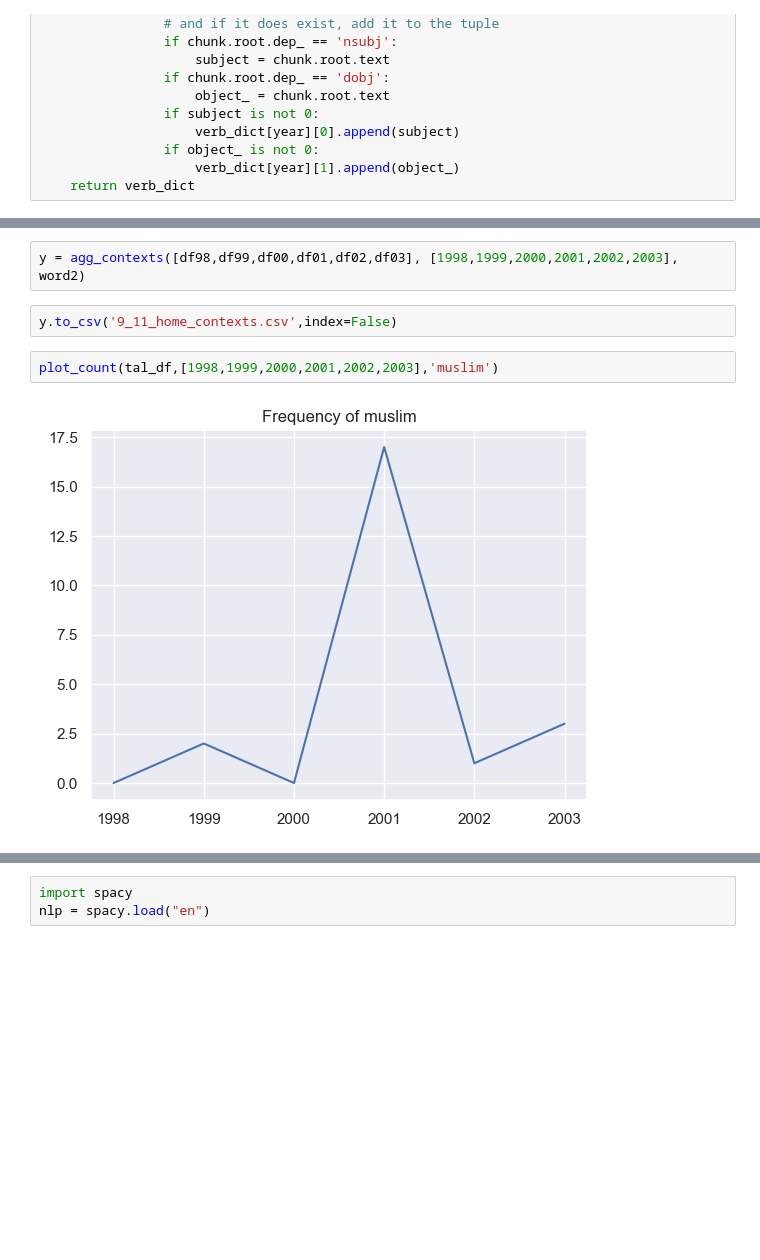
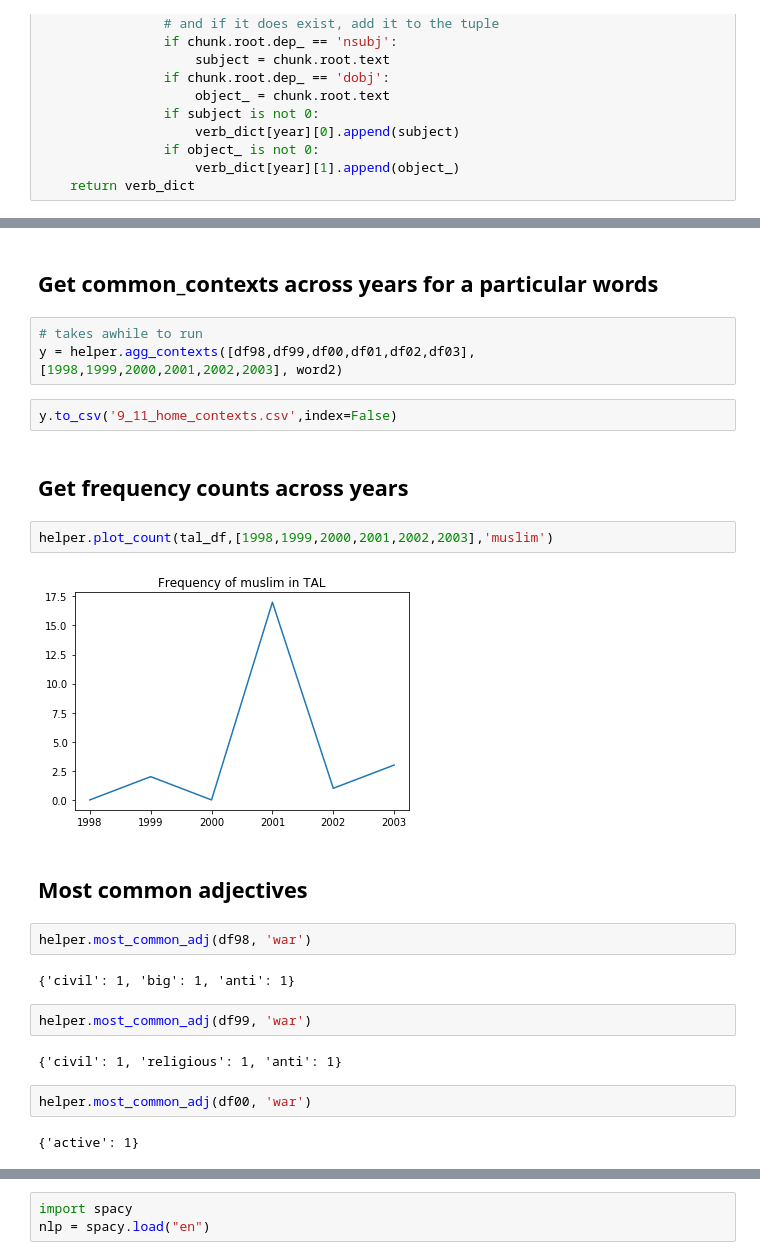
Before and after one commit to laurenjli/nlp-tal, a Jupyter notebook: events_analysis.ipynb, the cells around one changed output, grey strips where cells are left out. Cells and saved outputs as stored; diff of their text form; blank space fills up the shorter version.

```diff
--- a/events_analysis.ipynb
+++ b/events_analysis.ipynb
@@ -203,8 +234,27 @@ x
+# %% [markdown]
+## Get common_contexts across years for a particular words
 # %%
-y = agg_contexts([df98,df99,df00,df01,df02,df03], [1998,1999,2000,2001,2002,2003], word2)
+# takes awhile to run
+y = helper.agg_contexts([df98,df99,df00,df01,df02,df03], [1998,1999,2000,2001,2002,2003], word2)
 # %%
 y.to_csv('9_11_home_contexts.csv',index=False)
+# %% [markdown]
+## Get frequency counts across years
 # %%
-plot_count(tal_df,[1998,1999,2000,2001,2002,2003],'muslim')
+helper.plot_count(tal_df,[1998,1999,2000,2001,2002,2003],'muslim')
 # %% [output]
-[figure, old version]
+[figure, new version]
+# %% [markdown]
+## Most common adjectives
+# %%
+helper.most_common_adj(df98, 'war')
+# %% [output]
+{'civil': 1, 'big': 1, 'anti': 1}
+# %%
+helper.most_common_adj(df99, 'war')
+# %% [output]
+{'civil': 1, 'religious': 1, 'anti': 1}
+# %%
+helper.most_common_adj(df00, 'war')
+# %% [output]
+{'active': 1}
```
Also changed, not shown: parts of 14 cells of this notebook.
